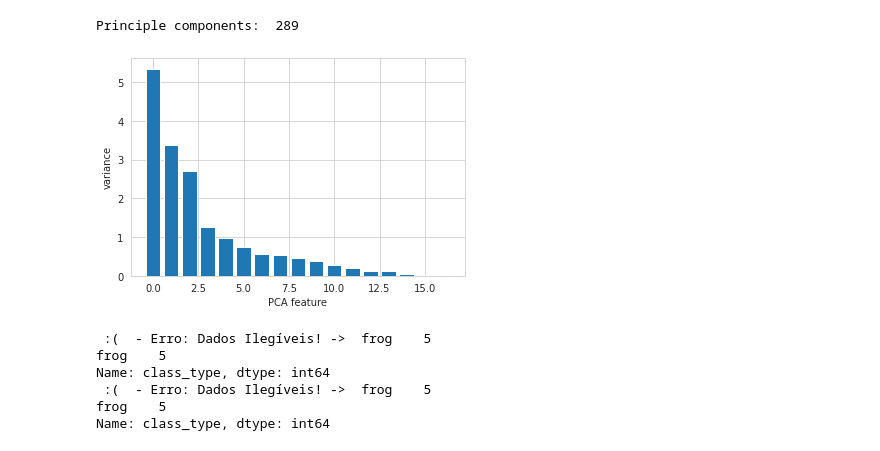
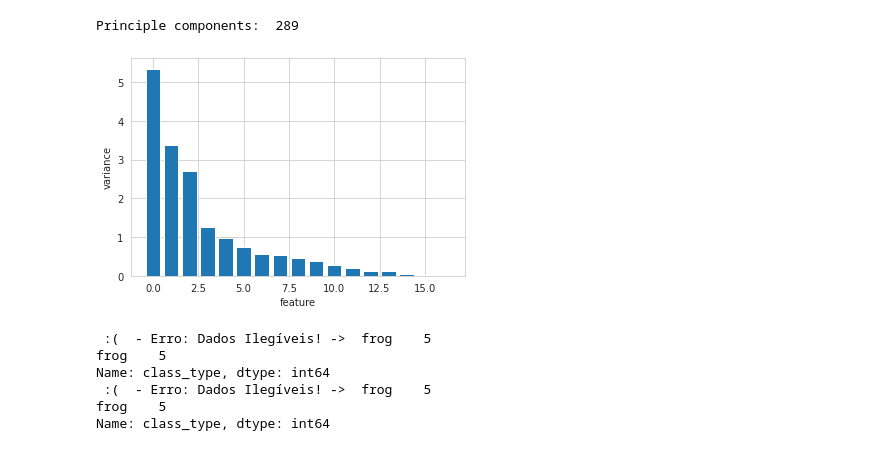
Before and after one commit to vertuam/Experimentos-CCE-UEL, a Jupyter notebook: ProjetoClassificacaoExercicio1.ipynb, the cells around one changed output. Saved outputs shown, nothing was run; the diff lists cells and outputs as text; code cells hidden in the pictures.

```diff
--- a/ProjetoClassificacaoExercicio1.ipynb
+++ b/ProjetoClassificacaoExercicio1.ipynb
@@ -134,18 +132,18 @@ print('Principle components: ', np.size(model.components_))
 # %% [output]
 Principle components:  289
 # %%
-# PCA Variance
+# PCA Variance TESTES
 scaler = StandardScaler()
 pca = PCA()
 pipeline = make_pipeline(scaler, pca)
 pipeline.fit(dfDataset)
 
 plt.bar(range(pca.n_components_), pca.explained_variance_)
-plt.xlabel('PCA feature')
+plt.xlabel('feature')
 plt.ylabel('variance')
 plt.show()
 # %% [output]
-[figure, old version]
+[figure, new version]
 # %%
 # a) Visualizar usando uma PCA as 7 classes de animais;
 
```
Also changed, not shown: parts of 5 cells of this notebook.
